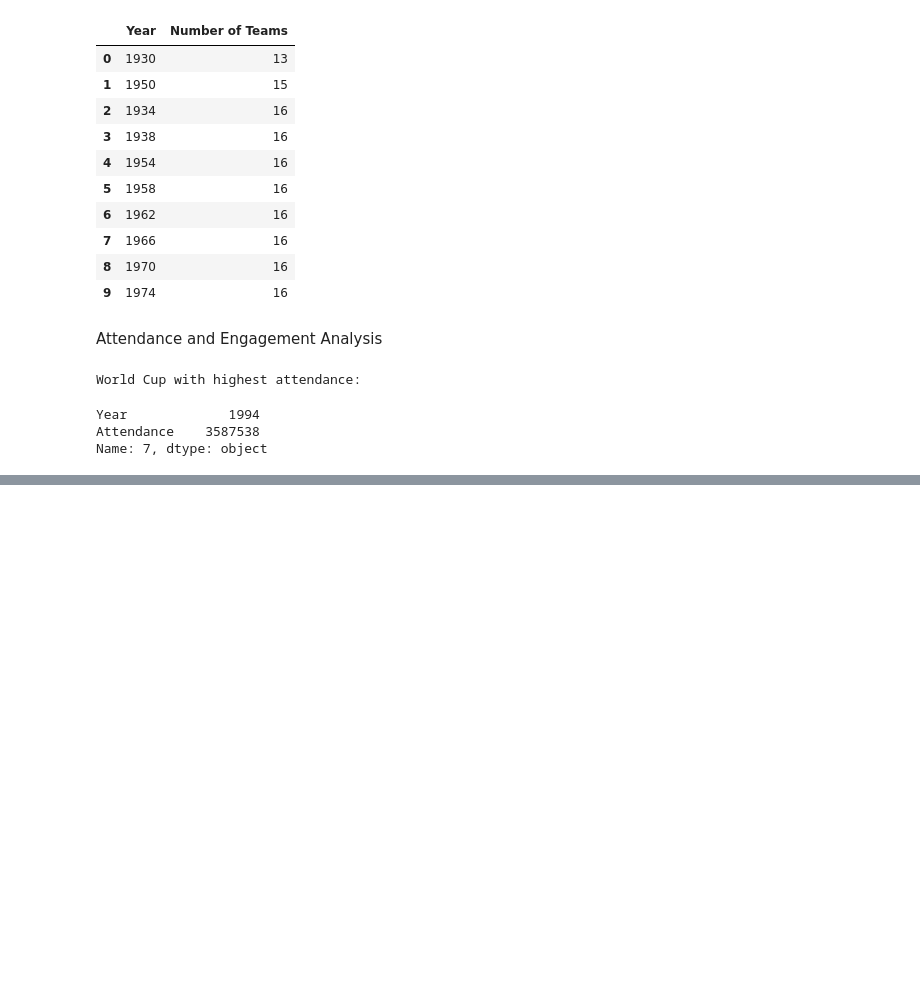
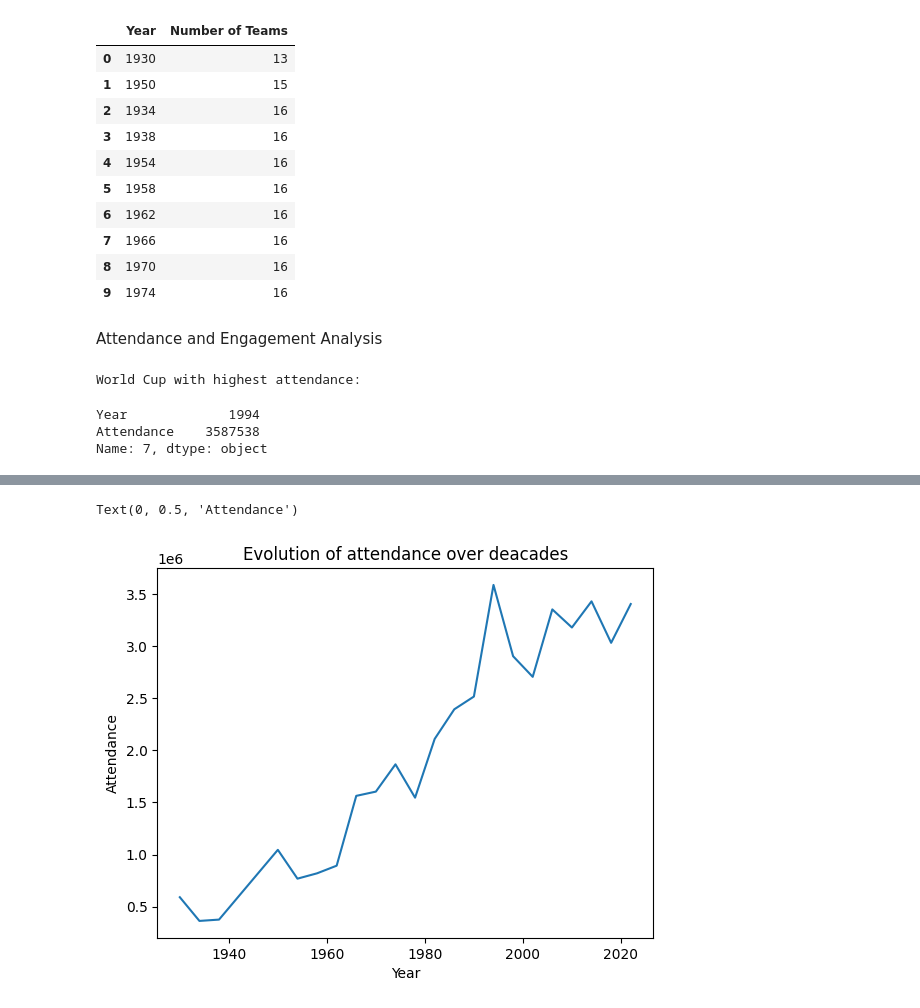
Before and after one commit to ShlokGadhave/l-Football-Analytics-Match-Performance-Goal-Scoring-Insights, a Jupyter notebook: World_Cups.ipynb, the cells around one changed output, grey strips where cells are left out. Cells and saved outputs as stored; diff of their text form; code cells hidden in the pictures; blank space fills up the shorter version.

```diff
--- a/World_Cups.ipynb
+++ b/World_Cups.ipynb
@@ -254,0 +300,9 @@ Name: 7, dtype: object
+# %%
+# attendance evolved across decades
+sns.lineplot(data=df,x='Year',y='Attendance')
+plt.title('Evolution of attendance over deacades')
+plt.xlabel('Year')
+plt.ylabel('Attendance')
+# %% [output]
+Text(0, 0.5, 'Attendance')
+[figure, added]
```
Also changed, not shown: parts of 5 cells of this notebook.
